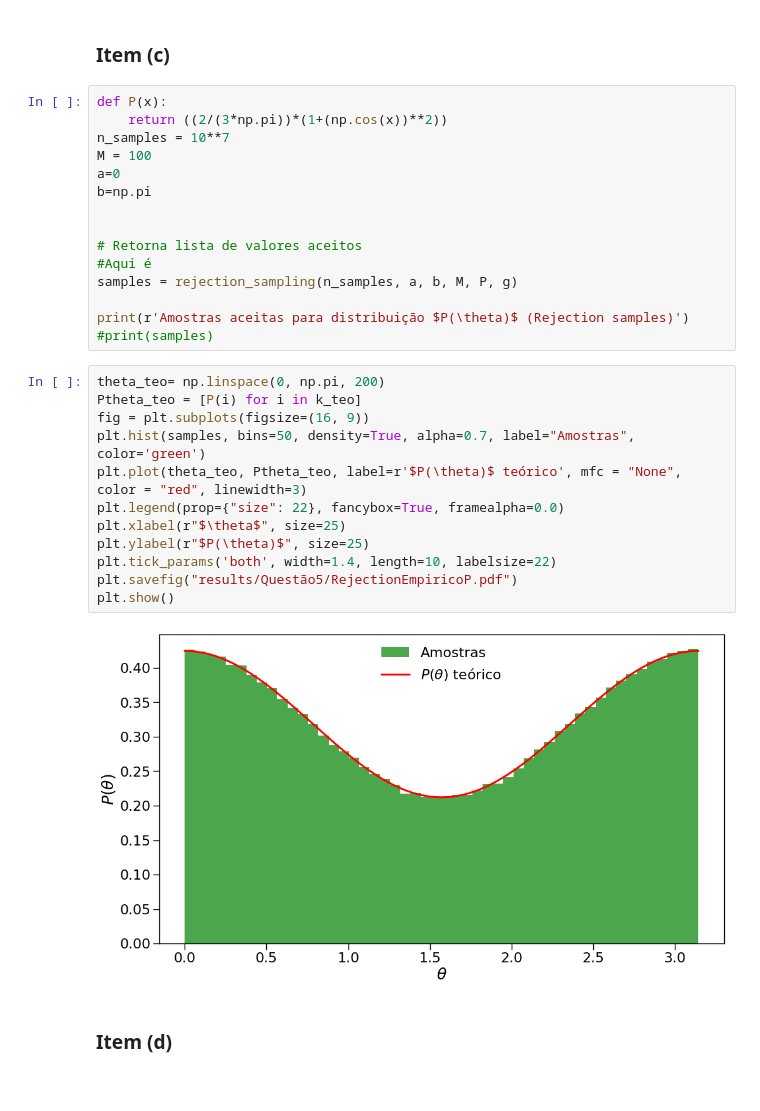
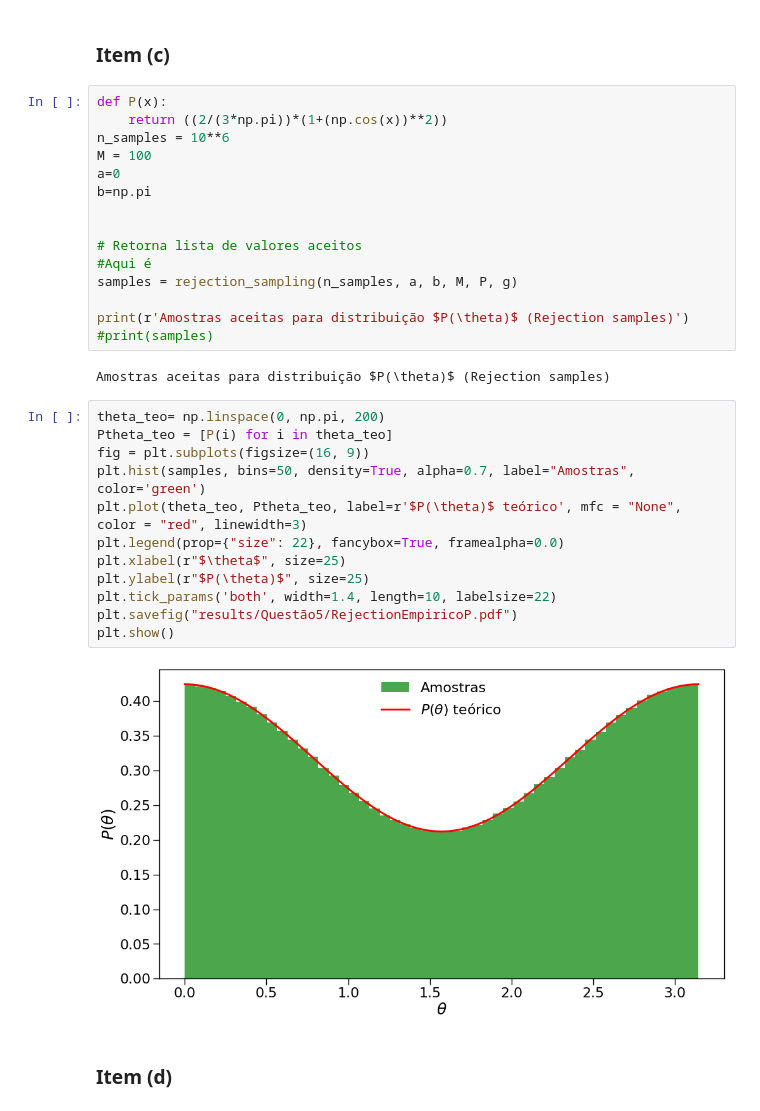
Before and after one commit to JuniorAlencar/TopFisTeo2024.2, a Jupyter notebook: Lista_1/questões/Question5.ipynb, the cells around one changed output. Drawn from its saved outputs; the diff is of its cells as text.

```diff
--- a/Lista_1/questões/Question5.ipynb
+++ b/Lista_1/questões/Question5.ipynb
@@ -59,7 +59,7 @@ plt.show()
 # %%
 def P(x):
     return ((2/(3*np.pi))*(1+(np.cos(x))**2))
-n_samples = 10**7
+n_samples = 10**6
 M = 100
 a=0
 b=np.pi
@@ -71,20 +71,22 @@ samples = rejection_sampling(n_samples, a, b, M, P, g)
 
 print(r'Amostras aceitas para distribuição $P(\theta)$ (Rejection samples)')
 #print(samples)
+# %% [output]
+Amostras aceitas para distribuição $P(\theta)$ (Rejection samples)
 # %%
 theta_teo= np.linspace(0, np.pi, 200)
-Ptheta_teo = [P(i) for i in k_teo]
+Ptheta_teo = [P(i) for i in theta_teo]
 fig = plt.subplots(figsize=(16, 9))
 plt.hist(samples, bins=50, density=True, alpha=0.7, label="Amostras", color='green')
 plt.plot(theta_teo, Ptheta_teo, label=r'$P(\theta)$ teórico', mfc = "None", color = "red", linewidth=3)
 plt.legend(prop={"size": 22}, fancybox=True, framealpha=0.0)
 plt.xlabel(r"$\theta$", size=25)
 plt.ylabel(r"$P(\theta)$", size=25)
 plt.tick_params('both', width=1.4, length=10, labelsize=22)
 plt.savefig("results/Questão5/RejectionEmpiricoP.pdf")
 plt.show()
 # %% [output]
-[figure, old version]
+[figure, new version]
 # %% [markdown]
 ### **Item (d)**
 # %%
```
Also changed, not shown: parts of 3 cells of this notebook, 4 other files.
